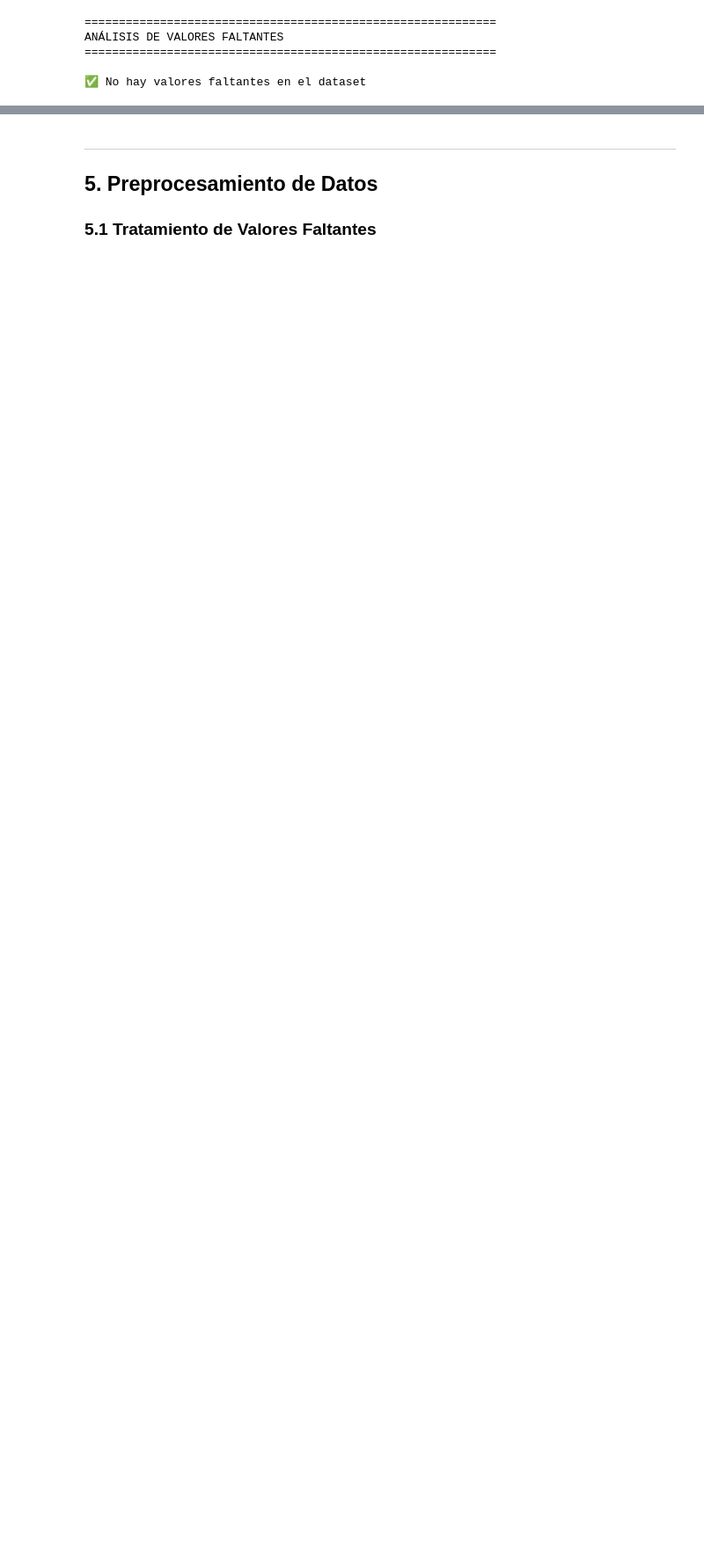
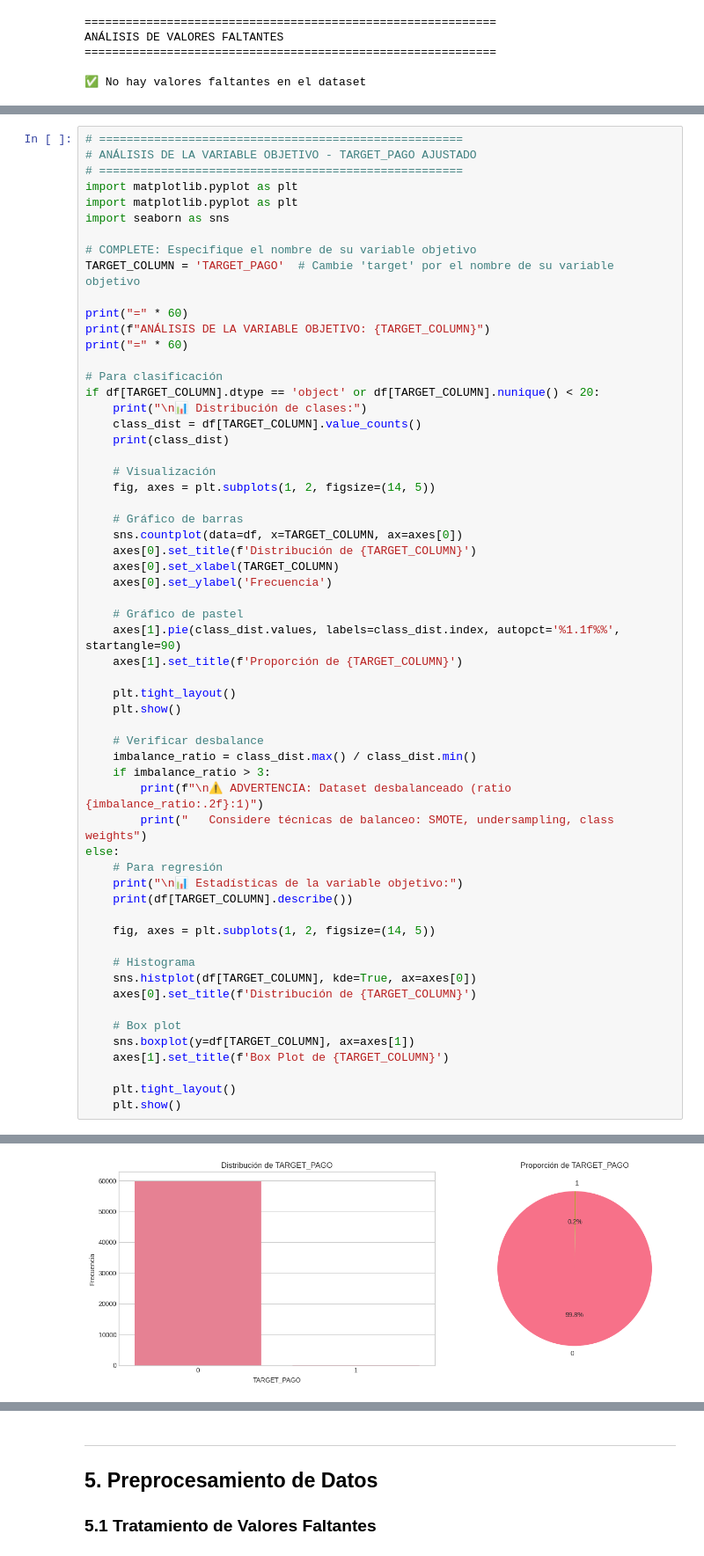
Before and after one commit to f1514454-sys/AML-Final-Minaya-Andrea, a Jupyter notebook: notebooks/AML-Final-Minaya-Andrea.ipynb, the cells around one changed output, grey strips where cells are left out. Shown at 88% size. Cells and saved outputs as stored; diff of their text form; blank space fills up the shorter version.

```diff
--- a/notebooks/AML-Final-Minaya-Andrea.ipynb
+++ b/notebooks/AML-Final-Minaya-Andrea.ipynb
@@ -587,0 +589,60 @@ print(f"   Efectividad actual: {(df['TARGET_PAGO'].mean()*100):.2f}%")
+# %%
+# =====================================================
+# ANÁLISIS DE LA VARIABLE OBJETIVO - TARGET_PAGO AJUSTADO
+# =====================================================
+import matplotlib.pyplot as plt
+import matplotlib.pyplot as plt
+import seaborn as sns
+
+# COMPLETE: Especifique el nombre de su variable objetivo
+TARGET_COLUMN = 'TARGET_PAGO'  # Cambie 'target' por el nombre de su variable objetivo
+
+print("=" * 60)
+print(f"ANÁLISIS DE LA VARIABLE OBJETIVO: {TARGET_COLUMN}")
+print("=" * 60)
+
+# Para clasificación
+if df[TARGET_COLUMN].dtype == 'object' or df[TARGET_COLUMN].nunique() < 20:
+    print("\n📊 Distribución de clases:")
+    class_dist = df[TARGET_COLUMN].value_counts()
+    print(class_dist)
+
+    # Visualización
+    fig, axes = plt.subplots(1, 2, figsize=(14, 5))
+
+    # Gráfico de barras
+    sns.countplot(data=df, x=TARGET_COLUMN, ax=axes[0])
+    axes[0].set_title(f'Distribución de {TARGET_COLUMN}')
+    axes[0].set_xlabel(TARGET_COLUMN)
+    axes[0].set_ylabel('Frecuencia')
+
+    # Gráfico de pastel
+    axes[1].pie(class_dist.values, labels=class_dist.index, autopct='%1.1f%%', startangle=90)
+    axes[1].set_title(f'Proporción de {TARGET_COLUMN}')
+
+    plt.tight_layout()
+    plt.show()
+
+    # Verificar desbalance
+    imbalance_ratio = class_dist.max() / class_dist.min()
+    if imbalance_ratio > 3:
+        print(f"\n⚠️ ADVERTENCIA: Dataset desbalanceado (ratio {imbalance_ratio:.2f}:1)")
+        print("   Considere técnicas de balanceo: SMOTE, undersampling, class weights")
+else:
+    # Para regresión
+    print("\n📊 Estadísticas de la variable objetivo:")
+    print(df[TARGET_COLUMN].describe())
+
+    fig, axes = plt.subplots(1, 2, figsize=(14, 5))
+
+    # Histograma
+    sns.histplot(df[TARGET_COLUMN], kde=True, ax=axes[0])
+    axes[0].set_title(f'Distribución de {TARGET_COLUMN}')
+
+    # Box plot
+    sns.boxplot(y=df[TARGET_COLUMN], ax=axes[1])
+    axes[1].set_title(f'Box Plot de {TARGET_COLUMN}')
+
+    plt.tight_layout()
+    plt.show()
+# %% [output]
@@ -587,0 +658 @@ print(f"   Efectividad actual: {(df['TARGET_PAGO'].mean()*100):.2f}%")
+[figure, added]
```
Also changed, not shown: parts of 6 cells of this notebook.
